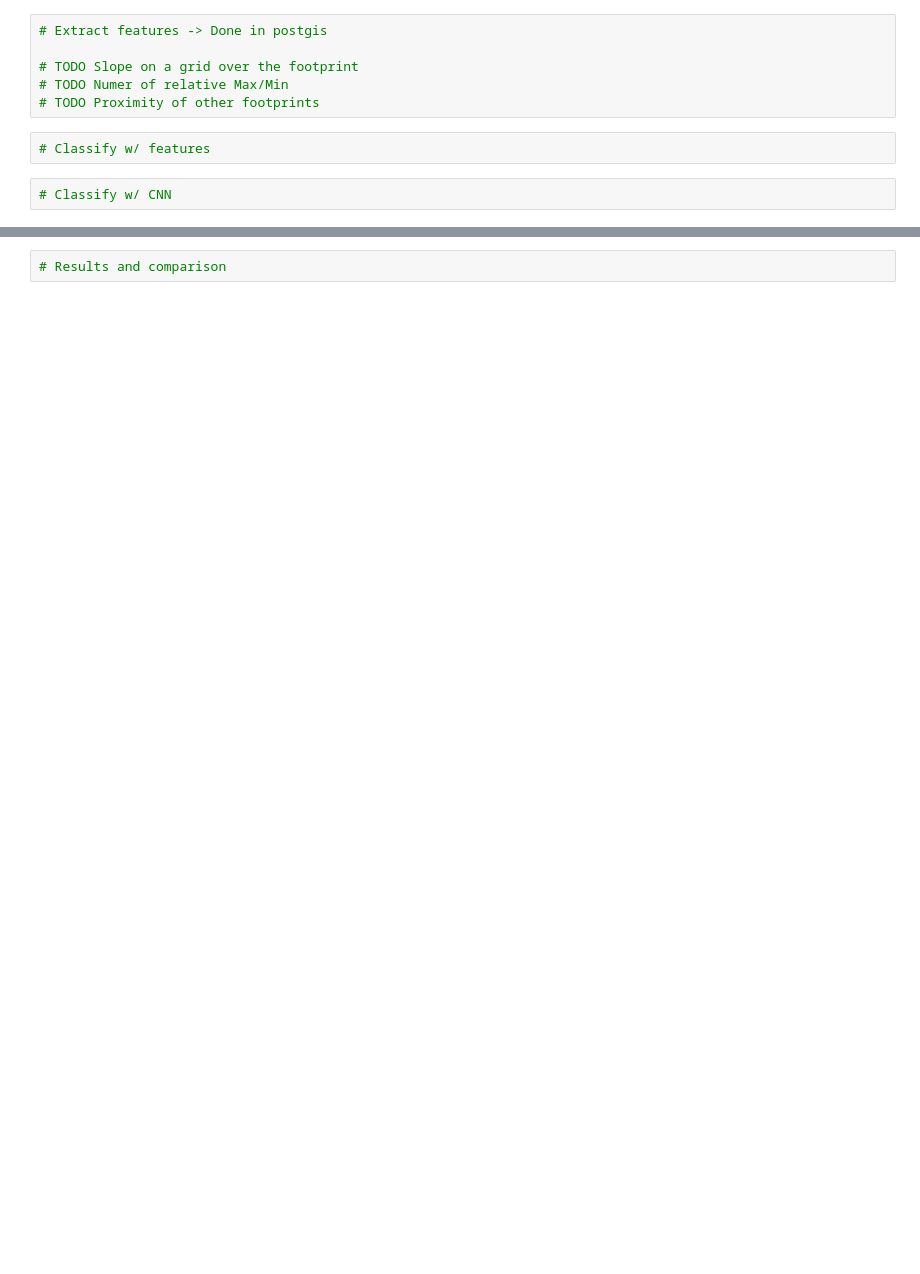
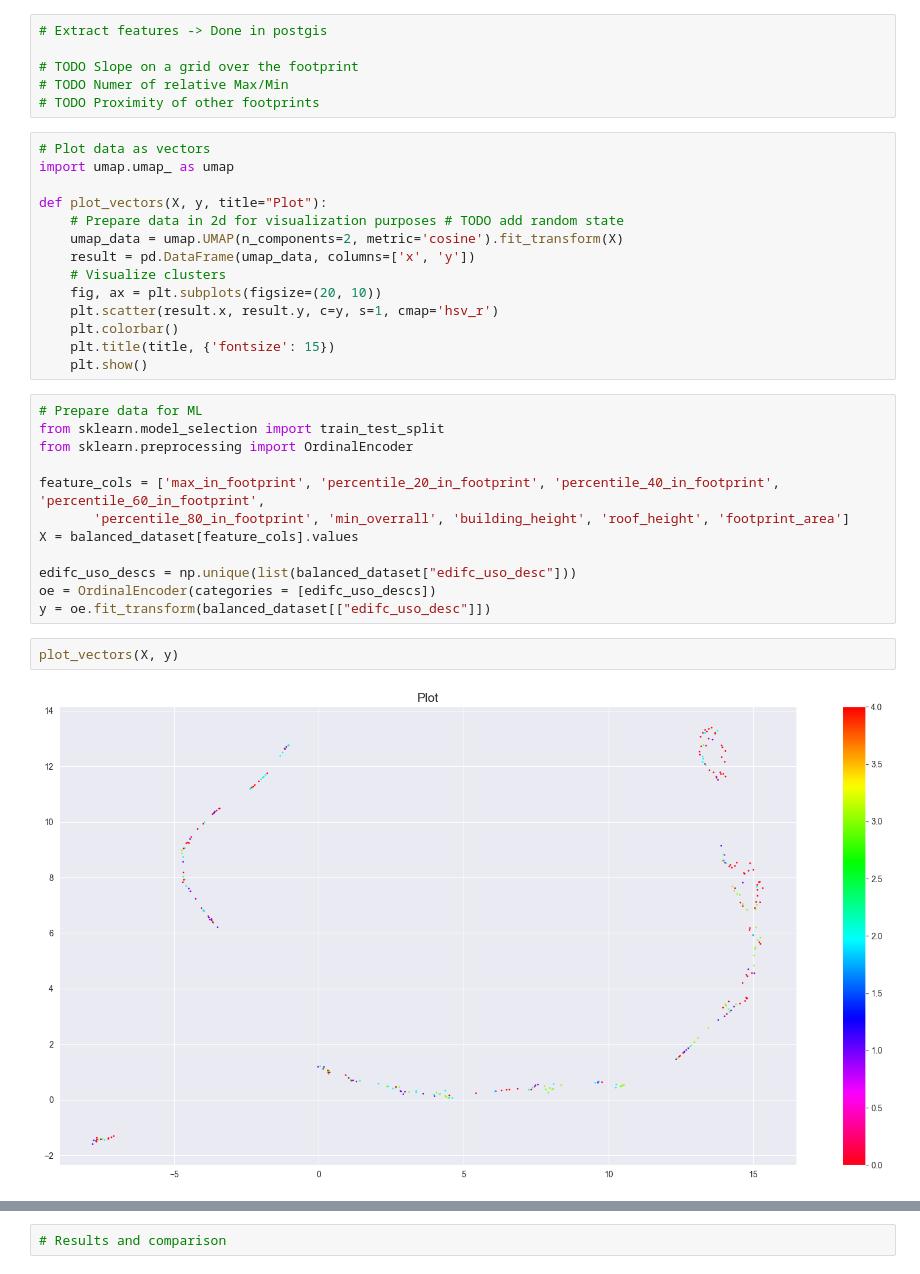
Before and after one commit to bigliolimatteo/skynet-building-functions, a Jupyter notebook: code.ipynb, the cells around one changed output, grey strips where cells are left out. Drawn from its saved outputs; the diff is of its cells as text; blank space fills up the shorter version.

Commit message:
preprocessing in gis and some ML

```diff
--- a/code.ipynb
+++ b/code.ipynb
@@ -110,7 +127,33 @@ dataset
 # TODO Slope on a grid over the footprint
 # TODO Numer of relative Max/Min
 # TODO Proximity of other footprints
-# %%
-# Classify w/ features
-# %%
-# Classify w/ CNN
+# %%
+# Plot data as vectors
+import umap.umap_ as umap
+
+def plot_vectors(X, y, title="Plot"):
+    # Prepare data in 2d for visualization purposes # TODO add random state
+    umap_data = umap.UMAP(n_components=2, metric='cosine').fit_transform(X)
+    result = pd.DataFrame(umap_data, columns=['x', 'y'])
+    # Visualize clusters
+    fig, ax = plt.subplots(figsize=(20, 10))
+    plt.scatter(result.x, result.y, c=y, s=1, cmap='hsv_r')
+    plt.colorbar()
+    plt.title(title, {'fontsize': 15})
+    plt.show()
+# %%
+# Prepare data for ML
+from sklearn.model_selection import train_test_split
+from sklearn.preprocessing import OrdinalEncoder
+
+feature_cols = ['max_in_footprint', 'percentile_20_in_footprint', 'percentile_40_in_footprint', 'percentile_60_in_footprint',
+       'percentile_80_in_footprint', 'min_overrall', 'building_height', 'roof_height', 'footprint_area']
+X = balanced_dataset[feature_cols].values
+
+edifc_uso_descs = np.unique(list(balanced_dataset["edifc_uso_desc"]))
+oe = OrdinalEncoder(categories = [edifc_uso_descs])
+y = oe.fit_transform(balanced_dataset[["edifc_uso_desc"]])
+# %%
+plot_vectors(X, y)
+# %% [output]
+[figure, added]
```
Also changed, not shown: parts of 35 cells of this notebook, 3 other files.
